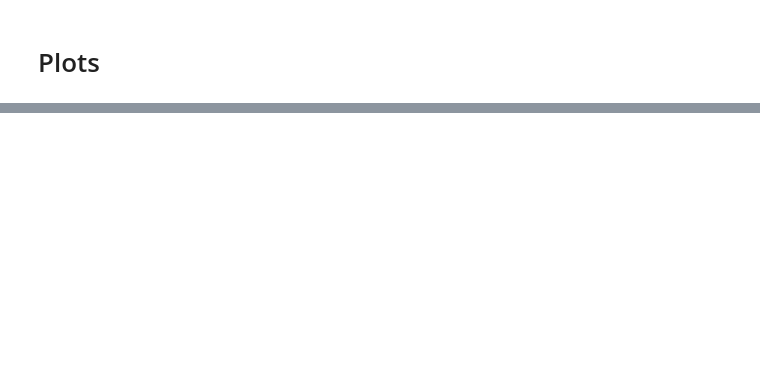
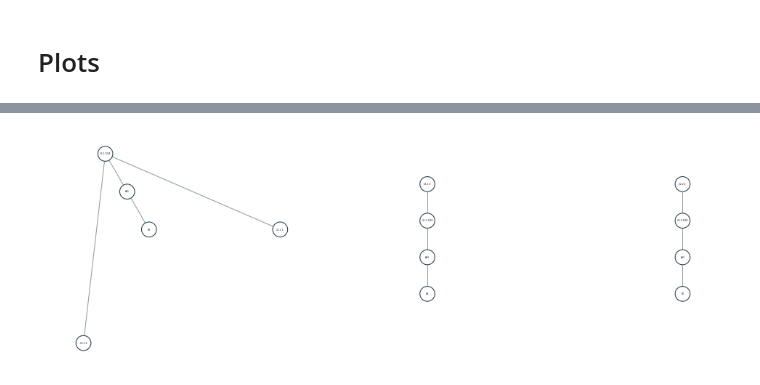
Before and after one commit to RicYaben/dice-mini, a Jupyter notebook: examples/example.ipynb, the cells around one changed output, grey strips where cells are left out. Saved outputs shown, nothing was run; the diff lists cells and outputs as text; code cells hidden in the pictures; blank space fills up the shorter version.

```diff
--- a/examples/example.ipynb
+++ b/examples/example.ipynb
@@ -75,0 +99,4 @@ fig.show()
+# %%
+dp.network_figure(test_data, "asn_country", "asn_asn_number", "asn_prefix", "host").show()
+# %% [output]
+[figure, added]
```
Also changed, not shown: parts of 12 cells of this notebook, 46 other files.
